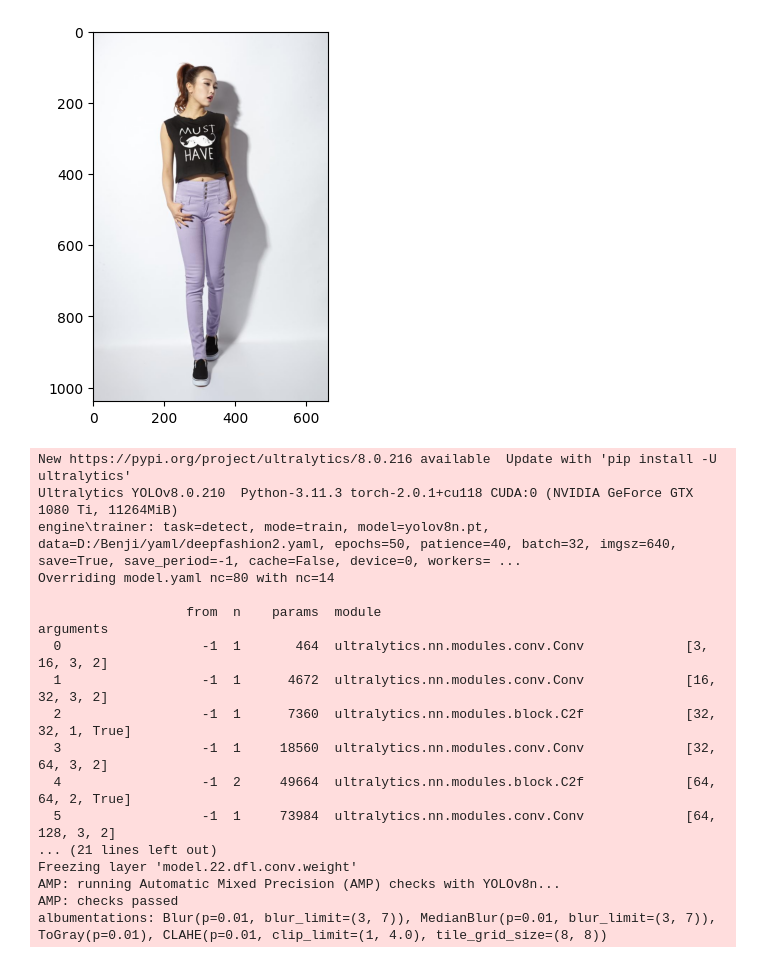
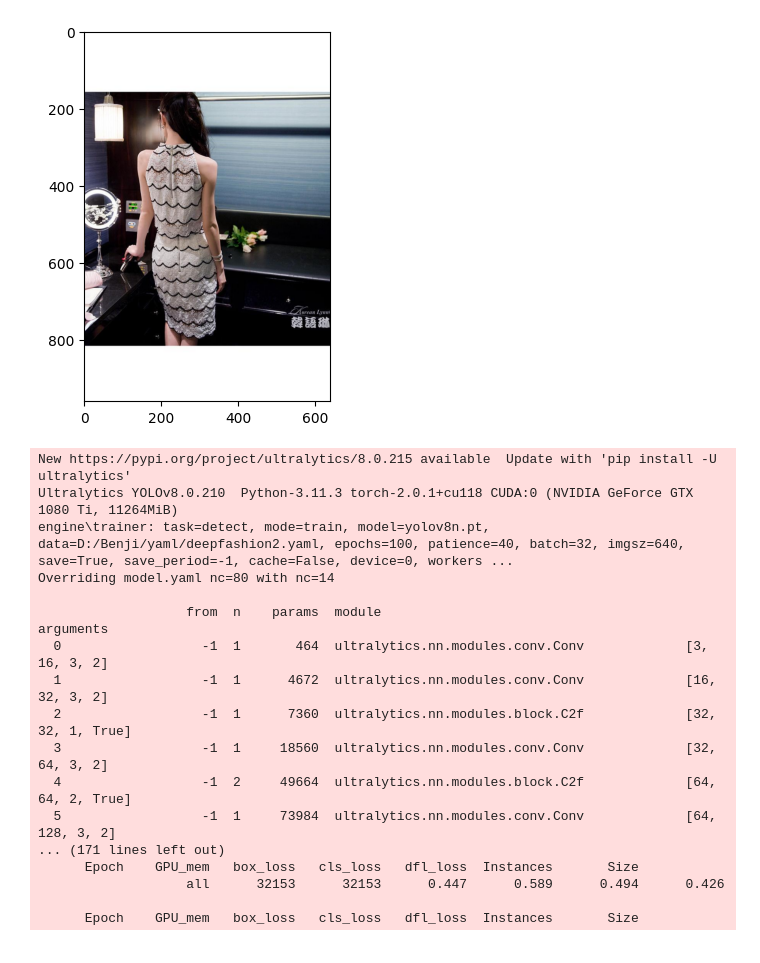
Before and after one commit to velvetbyrne/Clothing-Detection, a Jupyter notebook: 6_train_run.ipynb, the cells around one changed output. Drawn from its saved outputs; the diff is of its cells as text; code cells hidden in the pictures.

```diff
--- a/6_train_run.ipynb
+++ b/6_train_run.ipynb
@@ -30,31 +30,20 @@ Setup complete  (12 CPUs, 15.9 GB RAM, 290.9/446.5 GB disk)
 # %%
 #Test if disk F: can be read
 #If not please disconnect then reconnect Disk F:
-img_id = "034902"
+img_id = "011899"
 
 image = mpimg.imread(f"D:/Benji/deepfashion2_dataset/train/image/{img_id}.jpg")
 plt.imshow(image)
 plt.show()
 # %% [output]
-[figure, old version]
+[figure, new version]
 # %%
 model = YOLO('yolov8n.pt')
-results = model.train(
-    data='D:/Benji/yaml/deepfashion2.yaml',
-    epochs=50,
-    batch=32,
-    patience=40,
-    device=0,
-    cls=0.4,
-    dfl=1.0,
-    pretrained=False,
-    close_mosaic=0,
-    name="2023-11-24-50epchs-nopre",
-    optimizer='RMSProp')
+results = model.train(data='D:/Benji/yaml/deepfashion2.yaml', epochs=100, batch=32, patience=40, device=0, cls=0.4, dfl=1.0)
 # %% [output]
-New https://pypi.org/project/ultralytics/8.0.216 available  Update with 'pip install -U ultralytics'
+New https://pypi.org/project/ultralytics/8.0.215 available  Update with 'pip install -U ultralytics'
 Ultralytics YOLOv8.0.210  Python-3.11.3 torch-2.0.1+cu118 CUDA:0 (NVIDIA GeForce GTX 1080 Ti, 11264MiB)
-engine\trainer: task=detect, mode=train, model=yolov8n.pt, data=D:/Benji/yaml/deepfashion2.yaml, epochs=50, patience=40, batch=32, imgsz=640, save=True, save_period=-1, cache=False, device=0, workers= ...
+engine\trainer: task=detect, mode=train, model=yolov8n.pt, data=D:/Benji/yaml/deepfashion2.yaml, epochs=100, patience=40, batch=32, imgsz=640, save=True, save_period=-1, cache=False, device=0, workers ...
 Overriding model.yaml nc=80 with nc=14
 
                    from  n    params  module                                       arguments
@@ -64,10 +53,10 @@ Overriding model.yaml nc=80 with nc=14
   3                  -1  1     18560  ultralytics.nn.modules.conv.Conv             [32, 64, 3, 2]
   4                  -1  2     49664  ultralytics.nn.modules.block.C2f             [64, 64, 2, True]
   5                  -1  1     73984  ultralytics.nn.modules.conv.Conv             [64, 128, 3, 2]
-... (21 lines left out)
-Freezing layer 'model.22.dfl.conv.weight'
-AMP: running Automatic Mixed Precision (AMP) checks with YOLOv8n...
-AMP: checks passed
-albumentations: Blur(p=0.01, blur_limit=(3, 7)), MedianBlur(p=0.01, blur_limit=(3, 7)), ToGray(p=0.01), CLAHE(p=0.01, clip_limit=(1, 4.0), tile_grid_size=(8, 8))
+... (171 lines left out)
+      Epoch    GPU_mem   box_loss   cls_loss   dfl_loss  Instances       Size
+                   all      32153      32153      0.447      0.589      0.494      0.426
+
+      Epoch    GPU_mem   box_loss   cls_loss   dfl_loss  Instances       Size
 # %%
 results = model.val(plots=True)
```
Also changed, not shown: parts of 1 cell of this notebook.
